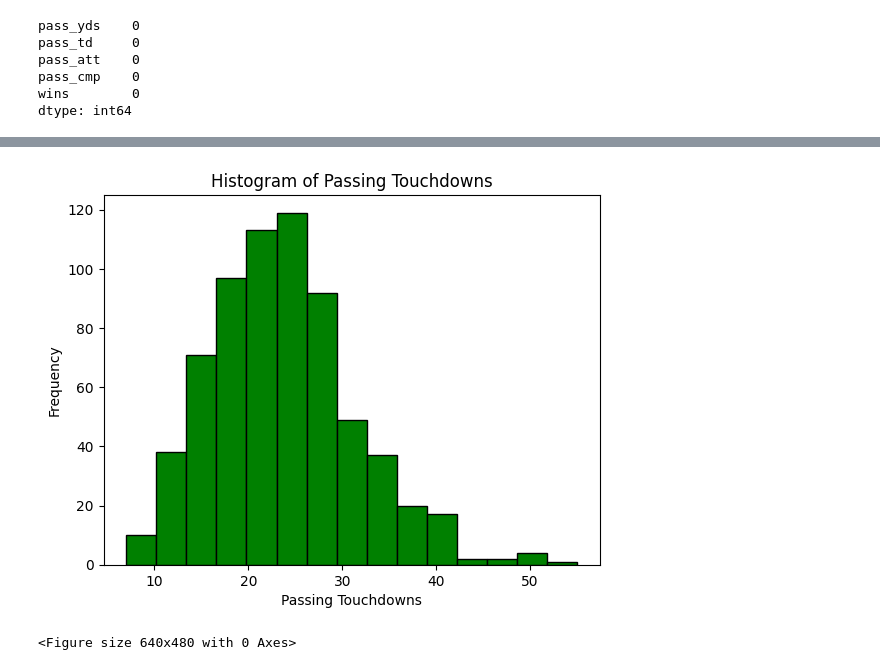
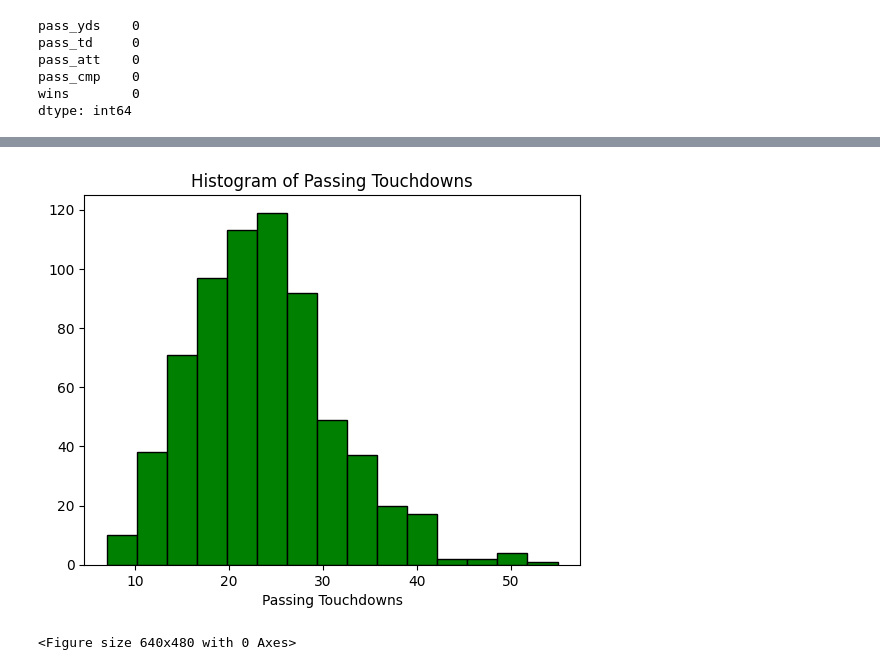
Before and after one commit to ss2jak/applied-ml-Jakiel, a Jupyter notebook: notebooks/NFL.ipynb, the cells around one changed output, grey strips where cells are left out. Cells and saved outputs as stored; diff of their text form; code cells hidden in the pictures.

```diff
--- a/notebooks/NFL.ipynb
+++ b/notebooks/NFL.ipynb
@@ -90,11 +87,10 @@ plt.show()
 # %%
 plt.hist(df["pass_td"], bins=15, color="green", edgecolor="black")
 plt.title("Histogram of Passing Touchdowns")
 plt.xlabel("Passing Touchdowns")
-plt.ylabel("Frequency")
 plt.show()
 plt.tight_layout()
 plt.show()
 # %% [output]
-[figure, old version]
+[figure, new version]
 <Figure size 640x480 with 0 Axes>
```
Also changed, not shown: parts of 2 cells of this notebook.
